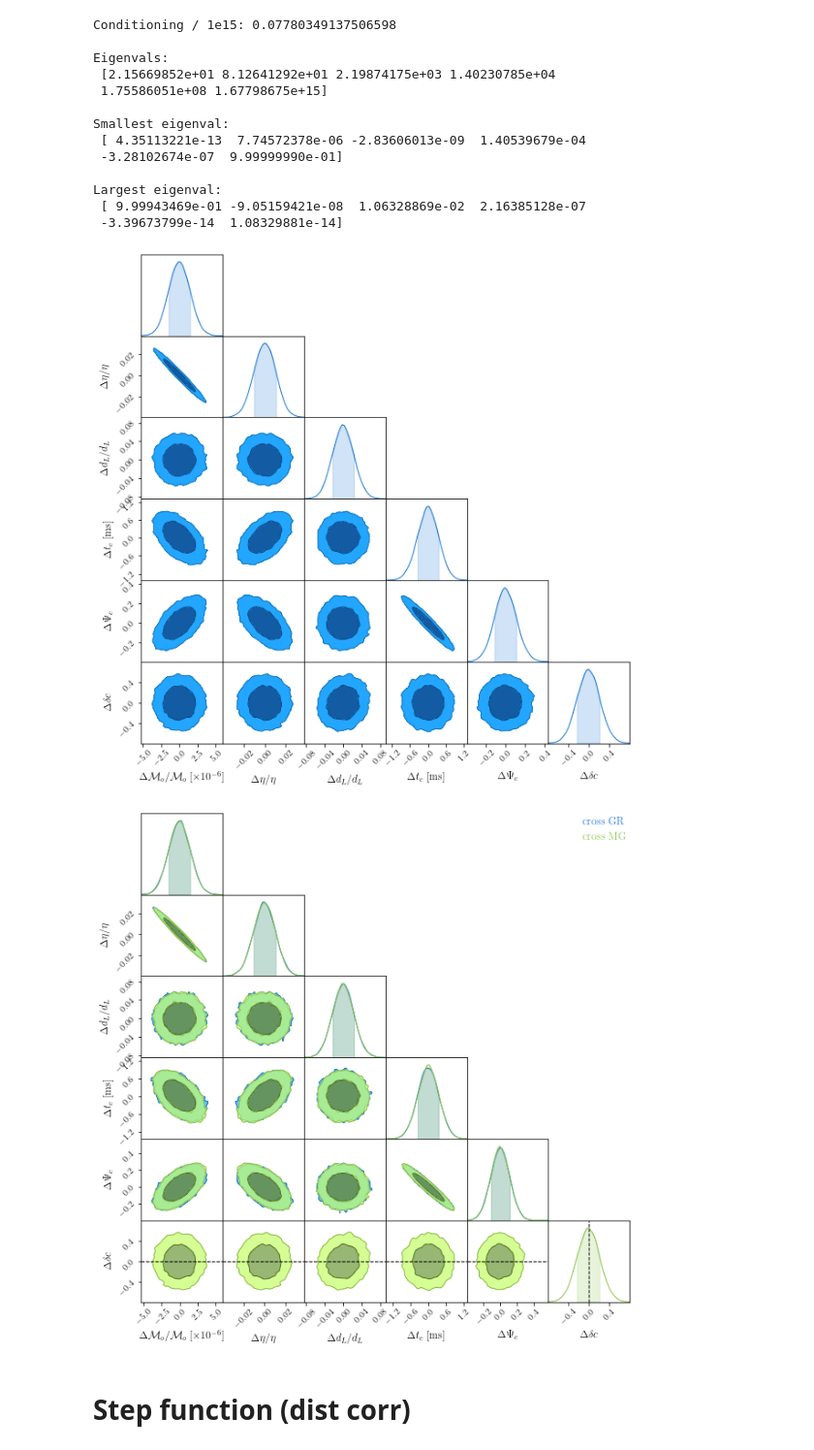
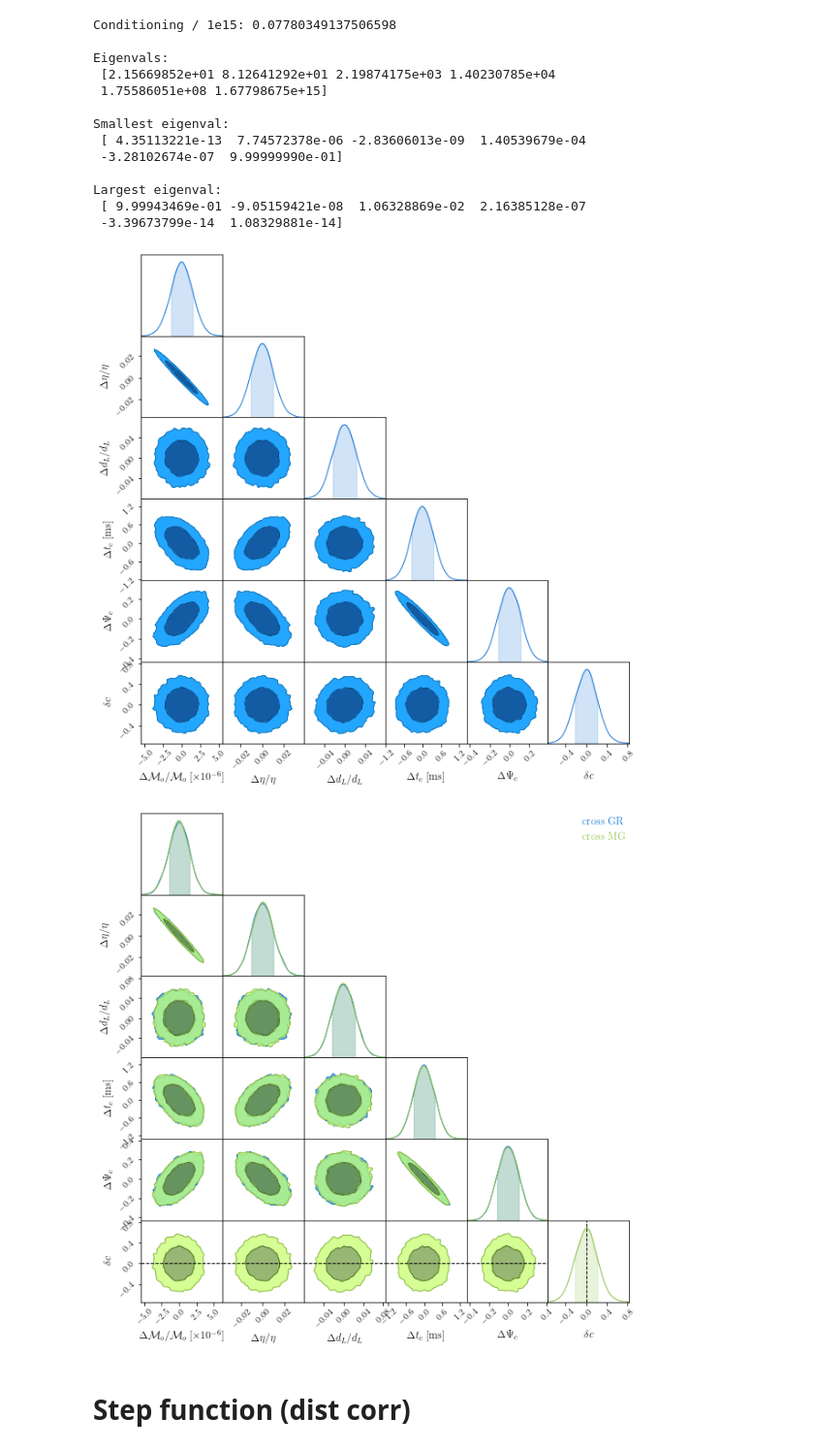
Before and after one commit to AnChenPhys/multiband_MG, a Jupyter notebook: code/New_version/new_version_simplified.ipynb, the cells around one changed output. Shown: that part at 97% size. Drawn from its saved outputs; the diff is of its cells as text; code cells hidden in the pictures.

```diff
--- a/code/New_version/new_version_simplified.ipynb
+++ b/code/New_version/new_version_simplified.ipynb
@@ -343,8 +344,12 @@ pars_MG   = np.append(pars_GR[:-2], [dc0, fstar])
 fid_vals  = np.append(pars_GR[:-2], [dc0])
 nlabel_GR = label_GR.copy()
 nlabel_GR[3] = r'$\Delta t_c$ [ms]'
-label_MG  = nlabel_GR +[r'$\Delta \delta c$']
+label_MG  = nlabel_GR +[r'$\delta c$']
 
 ppars_MG      = np.array(pars_MG[:-1])
+
+c_vals        = 0 *ppars_MG
+c_vals[-1]    = dc0
+
 llabel_MG     = label_MG.copy()
-llabel_MG[-1] = r'$\Delta \delta c$'
+llabel_MG[-1] = r'$\delta c$'
@@ -508,8 +525,8 @@ Largest eigenval:
  [ 9.99943469e-01 -9.05159421e-08  1.06328869e-02  2.16385128e-07
  -3.39673799e-14  1.08329881e-14]
 # %%
-cov_tot_MGND = np.matmul(np.matmul(rescaling_matrix, new_cov_tot_MGND), rescaling_matrix)
-data_tot_MGND = np.random.multivariate_normal(0 *ppars_MG, cov_tot_MGND, size=20000)
+cov_tot_MGND  = np.matmul(np.matmul(rescaling_matrix, new_cov_tot_MGND), rescaling_matrix)
+data_tot_MGND = np.random.multivariate_normal(c_vals, cov_tot_MGND, size=20000)
 
 data_dL_tot_MGND      = np.array(data_tot_MGND)
 data_dL_tot_MGND[:,2] = get_dL_Mpc(zem *(1 +data_dL_tot_MGND[:,2])) / get_dL_Mpc(zem) -1
@@ -519,15 +536,15 @@ cc = ChainConsumer()
 cc.add_chain(data_dL_tot_MGND, bins=30, smooth=True, parameters=llabel_MG, name='cross');
 cc.plotter.plot();
 # %% [output]
-[figure, old version]
+[figure, new version]
 # %%
 cc = ChainConsumer()
 
 cc.add_chain(data_dL_tot_GR, bins=30, smooth=True, parameters=nlabel_GR, name='cross GR');
 cc.add_chain(data_dL_tot_MGND, bins=30, smooth=True, parameters=llabel_MG, name='cross MG');
-cc.plotter.plot(truth=[None,None,None,None,None,-dc0]);
+cc.plotter.plot(truth=[None,None,None,None,None,0.]);
 # %% [output]
-[figure, old version]
+[figure, new version]
 # %% [markdown]
 # Step function (dist corr)
 # %%
```
Also changed, not shown: parts of 20 cells of this notebook.
